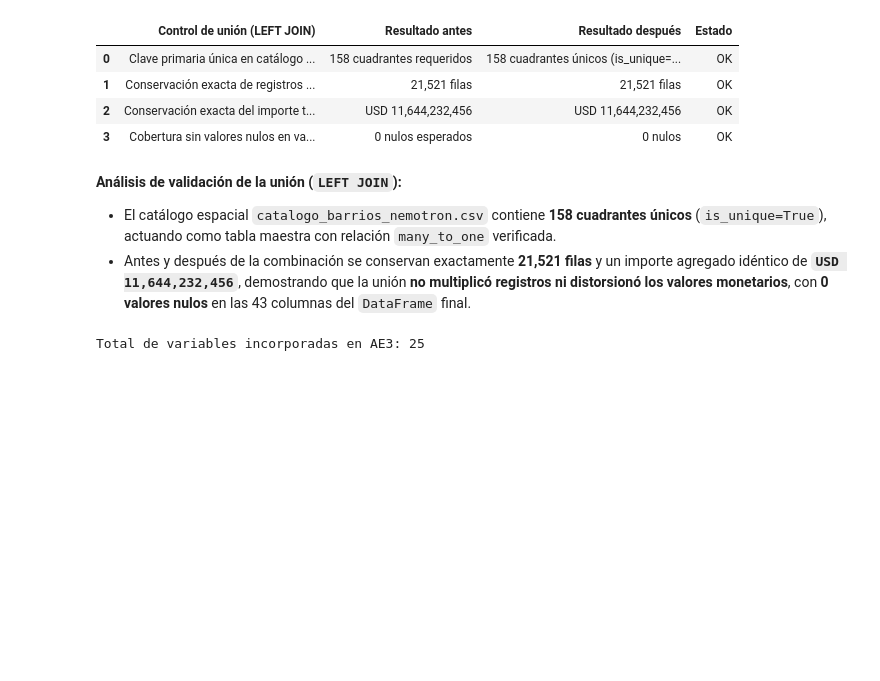
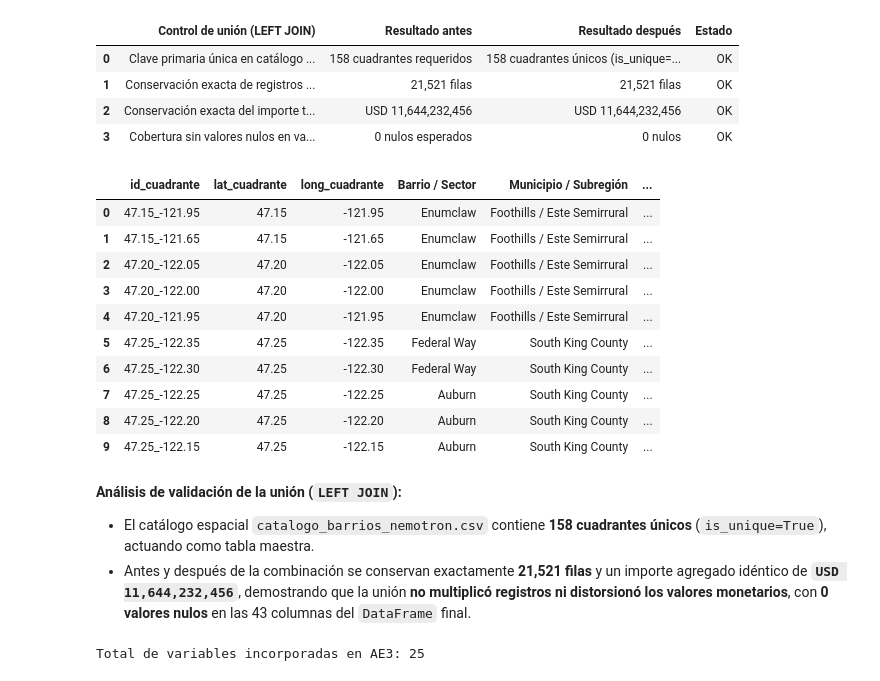
Before and after one commit to jonalbuest/analisis_datos_dataframe_Hugging_Face, a Jupyter notebook: src/AE3/notebooks/transformaciones.ipynb, the cells around one changed output. Saved outputs shown, nothing was run; the diff lists cells and outputs as text; code cells hidden in the pictures; blank space fills up the shorter version.

```diff
--- a/src/AE3/notebooks/transformaciones.ipynb
+++ b/src/AE3/notebooks/transformaciones.ipynb
@@ -160,9 +192,26 @@ Dimensiones finales de df_enriquecido    : 21,521 filas × 43 columnas
 | 1 | Conservación exacta de registros ... | 21,521 filas | 21,521 filas | OK |
 | 2 | Conservación exacta del importe t... | USD 11,644,232,456 | USD 11,644,232,456 | OK |
 | 3 | Cobertura sin valores nulos en va... | 0 nulos esperados | 0 nulos | OK |
+# %%
+# verificación de la unión con el catálogo de barrios Nemotron
+
+data_catalogo = pd.read_csv("../datos/catalogo_barrios_nemotron.csv")
+data_catalogo.head(10)
+# %% [output]
+|  | id_cuadrante | lat_cuadrante | long_cuadrante | Barrio / Sector | Municipio / Subregión | ... |
+| 0 | 47.15_-121.95 | 47.15 | -121.95 | Enumclaw | Foothills / Este Semirrural | ... |
+| 1 | 47.15_-121.65 | 47.15 | -121.65 | Enumclaw | Foothills / Este Semirrural | ... |
+| 2 | 47.20_-122.05 | 47.20 | -122.05 | Enumclaw | Foothills / Este Semirrural | ... |
+| 3 | 47.20_-122.00 | 47.20 | -122.00 | Enumclaw | Foothills / Este Semirrural | ... |
+| 4 | 47.20_-121.95 | 47.20 | -121.95 | Enumclaw | Foothills / Este Semirrural | ... |
+| 5 | 47.25_-122.35 | 47.25 | -122.35 | Federal Way | South King County | ... |
+| 6 | 47.25_-122.30 | 47.25 | -122.30 | Federal Way | South King County | ... |
+| 7 | 47.25_-122.25 | 47.25 | -122.25 | Auburn | South King County | ... |
+| 8 | 47.25_-122.20 | 47.25 | -122.20 | Auburn | South King County | ... |
+| 9 | 47.25_-122.15 | 47.25 | -122.15 | Auburn | South King County | ... |
 # %% [markdown]
 **Análisis de validación de la unión (`LEFT JOIN`):**
-- El catálogo espacial `catalogo_barrios_nemotron.csv` contiene **158 cuadrantes únicos** (`is_unique=True`), actuando como tabla maestra con relación `many_to_one` verificada.
+- El catálogo espacial `catalogo_barrios_nemotron.csv` contiene **158 cuadrantes únicos** (`is_unique=True`), actuando como tabla maestra.
 - Antes y después de la combinación se conservan exactamente **21,521 filas** y un importe agregado idéntico de **`USD 11,644,232,456`**, demostrando que la unión **no multiplicó registros ni distorsionó los valores monetarios**, con **0 valores nulos** en las 43 columnas del `DataFrame` final.
 # %%
 diccionario_nuevas_df = enriquecedor.obtener_diccionario_variables_nuevas()
```
Also changed, not shown: parts of 13 cells of this notebook, 5 other files.
